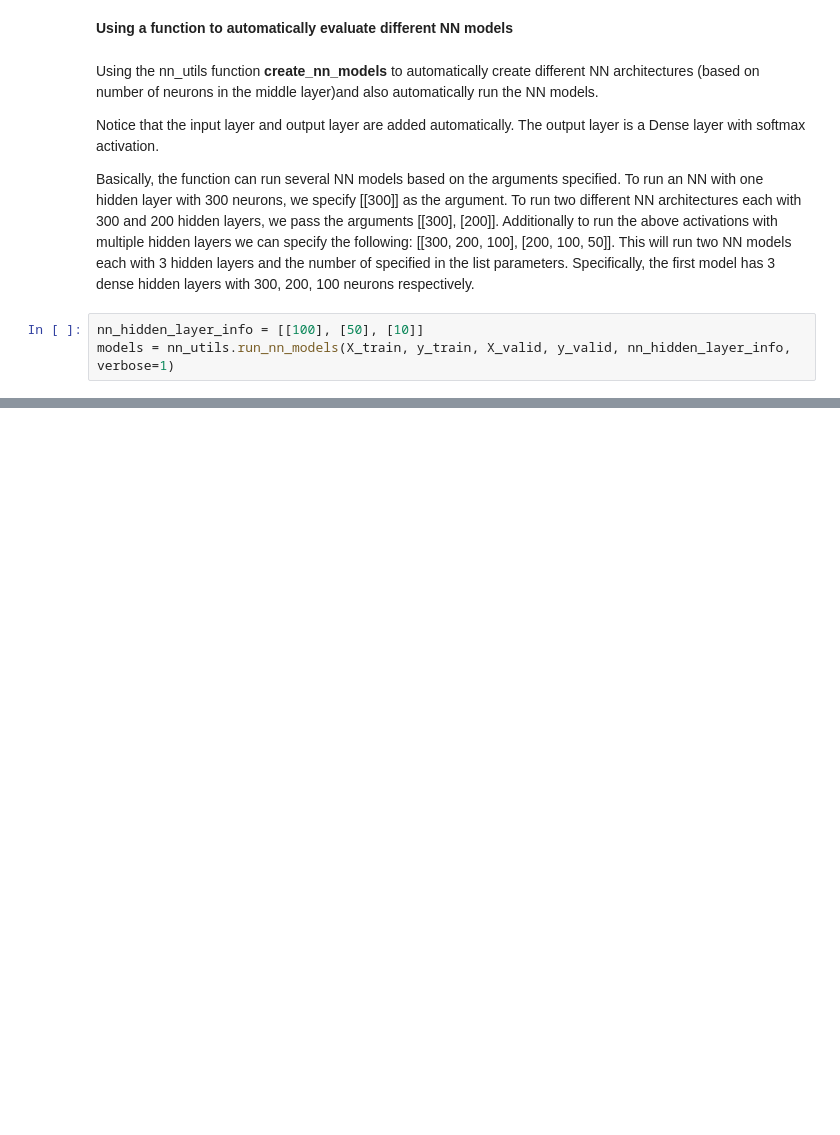
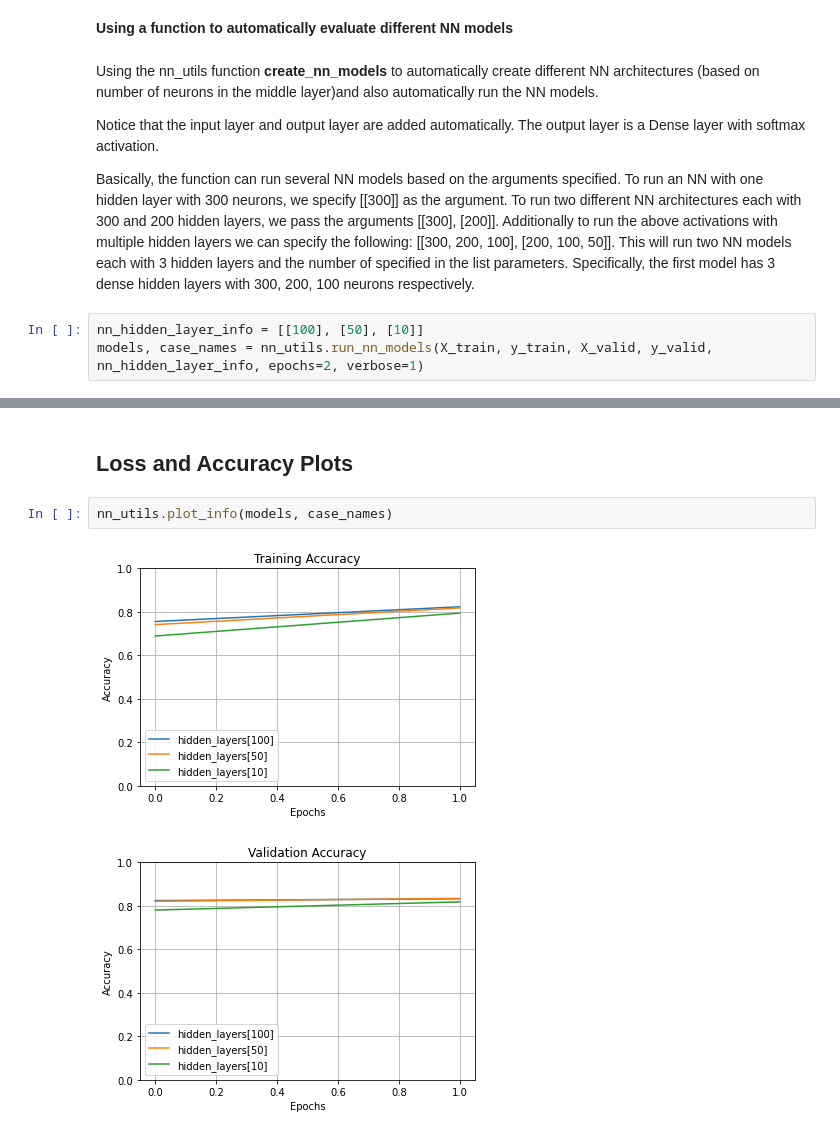
Before and after one commit to jeosol/aiml, a Jupyter notebook: fashion_mnist_analyses.ipynb, the cells around one changed output, grey strips where cells are left out. Saved outputs shown, nothing was run; the diff lists cells and outputs as text; blank space fills up the shorter version.

Commit message:
Add code for plots of training and validation accuracy

```diff
--- a/fashion_mnist_analyses.ipynb
+++ b/fashion_mnist_analyses.ipynb
@@ -101,5 +101,5 @@ Basically, the function can run several NN models based on the arguments specifi
 [[300, 200, 100], [200, 100, 50]]. This will run two NN models each with 3 hidden layers and the number of specified in the list parameters. Specifically, the first model has 3 dense hidden layers with 300, 200, 100 neurons respectively.
 # %%
 nn_hidden_layer_info = [[100], [50], [10]]
-models = nn_utils.run_nn_models(X_train, y_train, X_valid, y_valid, nn_hidden_layer_info, verbose=1)
+models, case_names = nn_utils.run_nn_models(X_train, y_train, X_valid, y_valid, nn_hidden_layer_info, epochs=2, verbose=1)
 # %% [output]
@@ -124,0 +121,7 @@ Epoch 6/10
+# %% [markdown]
+## Loss and Accuracy Plots
+# %%
+nn_utils.plot_info(models, case_names)
+# %% [output]
+[figure, added]
+[figure, added]
```
Also changed, not shown: parts of 1 cell of this notebook.
